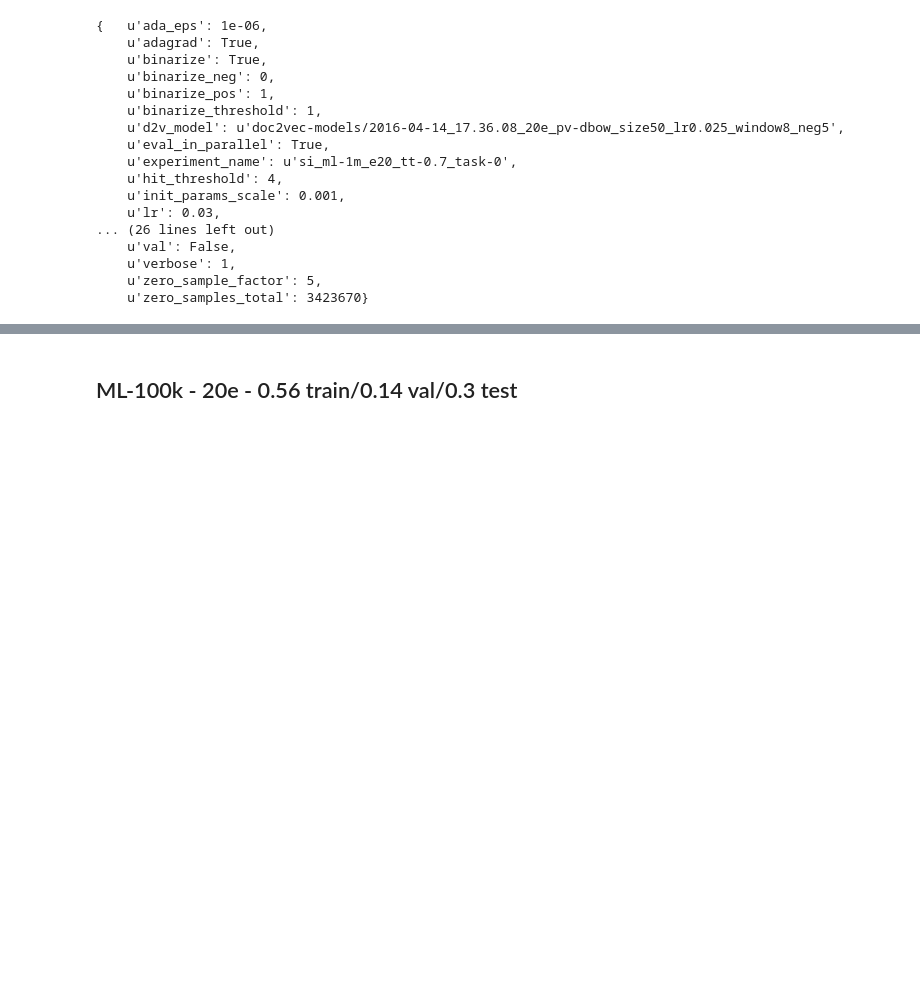
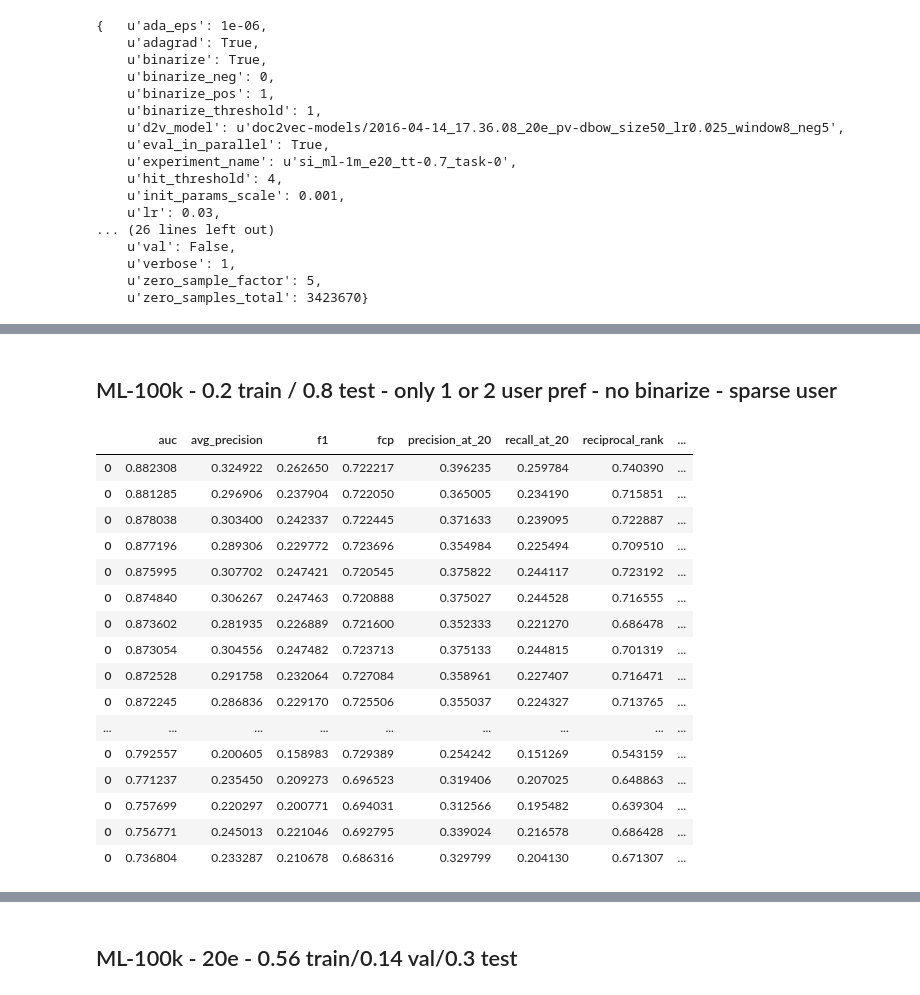
Before and after one commit to marcuniq/bsc-thesis, a Jupyter notebook: code/ipynb/gridsearch_mpcf_si_results.ipynb, the cells around one changed output, grey strips where cells are left out. Cells and saved outputs as stored; diff of their text form; code cells hidden in the pictures; blank space fills up the shorter version.

```diff
--- a/code/ipynb/gridsearch_mpcf_si_results.ipynb
+++ b/code/ipynb/gridsearch_mpcf_si_results.ipynb
@@ -202,0 +547,2 @@ with open('../models/mpcf-si/2016-06-02_18.09.41_si_ml-1m_e20_tt-0.7_task-0_conf
+# %% [markdown]
+## ML-100k - 0.2 train / 0.8 test - only 1 or 2 user pref - no binarize - sparse user
@@ -202,0 +600,21 @@ with open('../models/mpcf-si/2016-06-02_18.09.41_si_ml-1m_e20_tt-0.7_task-0_conf
+# %%
+df_results = get_df_results(user_metrics)
+df_results.sort_values('auc', ascending=False)
+# %% [output]
+|  | auc | avg_precision | f1 | fcp | precision_at_20 | recall_at_20 | reciprocal_rank | ... |
+| 0 | 0.882308 | 0.324922 | 0.262650 | 0.722217 | 0.396235 | 0.259784 | 0.740390 | ... |
+| 0 | 0.881285 | 0.296906 | 0.237904 | 0.722050 | 0.365005 | 0.234190 | 0.715851 | ... |
+| 0 | 0.878038 | 0.303400 | 0.242337 | 0.722445 | 0.371633 | 0.239095 | 0.722887 | ... |
+| 0 | 0.877196 | 0.289306 | 0.229772 | 0.723696 | 0.354984 | 0.225494 | 0.709510 | ... |
+| 0 | 0.875995 | 0.307702 | 0.247421 | 0.720545 | 0.375822 | 0.244117 | 0.723192 | ... |
+| 0 | 0.874840 | 0.306267 | 0.247463 | 0.720888 | 0.375027 | 0.244528 | 0.716555 | ... |
+| 0 | 0.873602 | 0.281935 | 0.226889 | 0.721600 | 0.352333 | 0.221270 | 0.686478 | ... |
+| 0 | 0.873054 | 0.304556 | 0.247482 | 0.723713 | 0.375133 | 0.244815 | 0.701319 | ... |
+| 0 | 0.872528 | 0.291758 | 0.232064 | 0.727084 | 0.358961 | 0.227407 | 0.716471 | ... |
+| 0 | 0.872245 | 0.286836 | 0.229170 | 0.725506 | 0.355037 | 0.224327 | 0.713765 | ... |
+| ... | ... | ... | ... | ... | ... | ... | ... | ... |
+| 0 | 0.792557 | 0.200605 | 0.158983 | 0.729389 | 0.254242 | 0.151269 | 0.543159 | ... |
+| 0 | 0.771237 | 0.235450 | 0.209273 | 0.696523 | 0.319406 | 0.207025 | 0.648863 | ... |
+| 0 | 0.757699 | 0.220297 | 0.200771 | 0.694031 | 0.312566 | 0.195482 | 0.639304 | ... |
+| 0 | 0.756771 | 0.245013 | 0.221046 | 0.692795 | 0.339024 | 0.216578 | 0.686428 | ... |
+| 0 | 0.736804 | 0.233287 | 0.210678 | 0.686316 | 0.329799 | 0.204130 | 0.671307 | ... |
```
Also changed, not shown: parts of 42 cells of this notebook, 38 other files.
